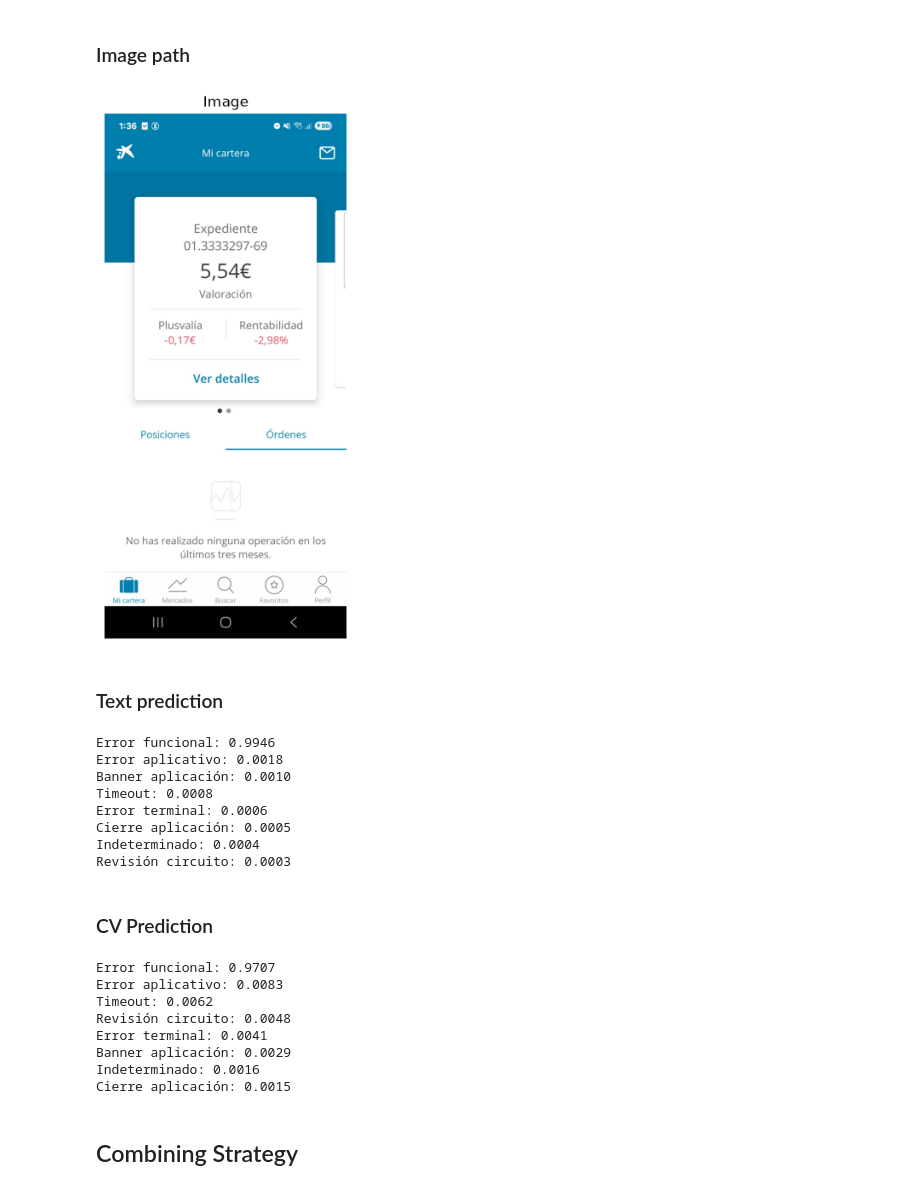
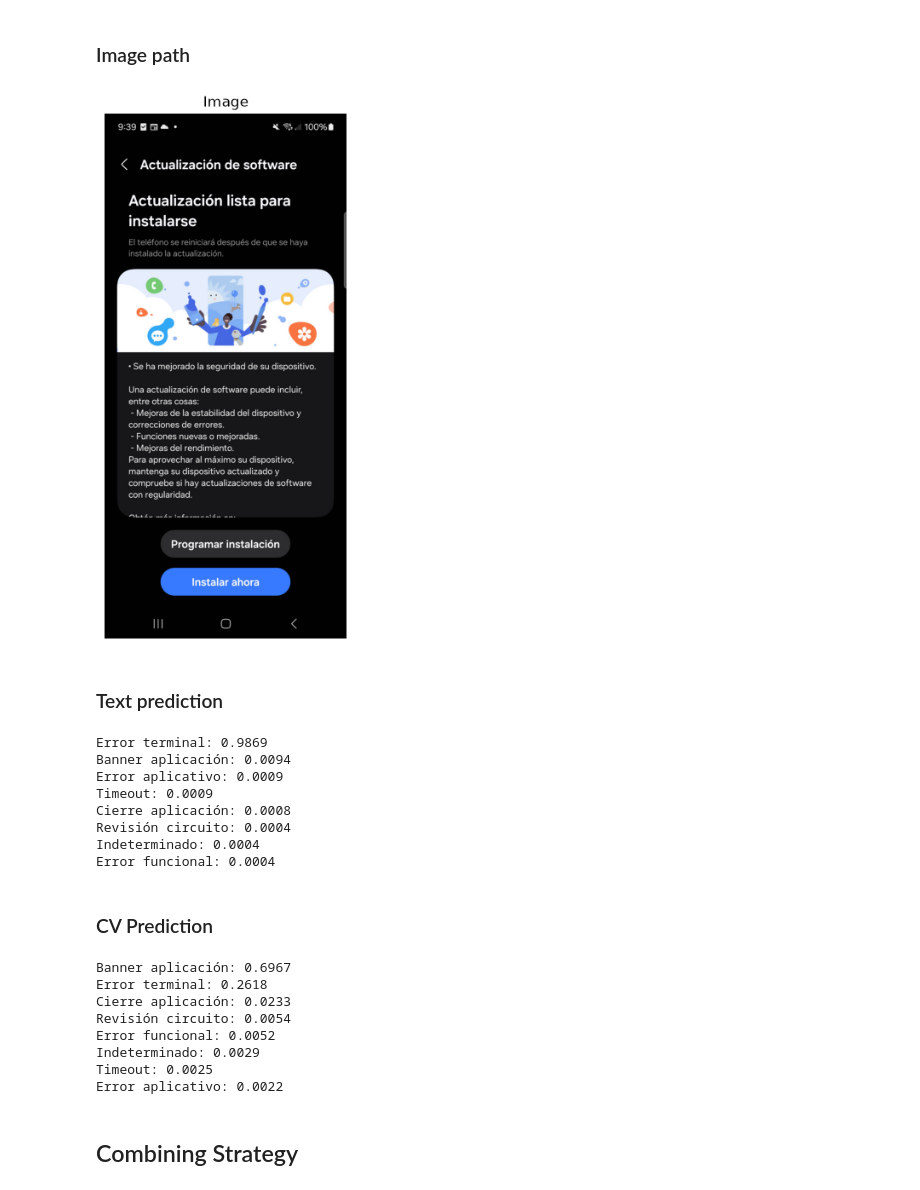
Before and after one commit to IvanBallesteros/TFM, a Jupyter notebook: Inference/Multimodal.ipynb, the cells around one changed output. Drawn from its saved outputs; the diff is of its cells as text; code cells hidden in the pictures.

```diff
--- a/Inference/Multimodal.ipynb
+++ b/Inference/Multimodal.ipynb
@@ -73,21 +75,21 @@ cv_clf, class_names, model_path = load_model_pipeline(
 # %% [markdown]
 ### Image path
 # %%
-IMAGE_PATH = Path(r"C:\Users\ibf\Desktop\TFM\Nou_projecte\Data\Error funcional\Cartera\20260512013412_100149.png")
+IMAGE_PATH = Path(r"C:\Users\ibf\Desktop\TFM\Nou_projecte\TEST\Banner aplicación\20260623093842_100189.png")
 
 image = Image.open(IMAGE_PATH).convert("RGB")
 
 plt.figure(figsize=(5, 8))
 plt.imshow(image)
 
 plt.title(
     "Image"
 )
 
 plt.axis("off")
 plt.show()
 # %% [output]
-[figure, old version]
+[figure, new version]
 # %% [markdown]
 ### Text prediction
 # %%
@@ -100,14 +102,14 @@ text_results = predict_text_proba(
 for item in text_results["probabilities"]:
     print(f"{item['class']}: {item['confidence']:.4f}")
 # %% [output]
-Error funcional: 0.9946
-Error aplicativo: 0.0018
-Banner aplicación: 0.0010
-Timeout: 0.0008
-Error terminal: 0.0006
-Cierre aplicación: 0.0005
+Error terminal: 0.9869
+Banner aplicación: 0.0094
+Error aplicativo: 0.0009
+Timeout: 0.0009
+Cierre aplicación: 0.0008
+Revisión circuito: 0.0004
 Indeterminado: 0.0004
-Revisión circuito: 0.0003
+Error funcional: 0.0004
 # %% [markdown]
 ### CV Prediction
 # %%
@@ -127,14 +129,14 @@ cv_results = predict_image_proba(
 for r in cv_results:
     print(f"{r['class']}: {r['confidence']:.4f}")
 # %% [output]
-Error funcional: 0.9707
-Error aplicativo: 0.0083
-Timeout: 0.0062
-Revisión circuito: 0.0048
-Error terminal: 0.0041
-Banner aplicación: 0.0029
-Indeterminado: 0.0016
-Cierre aplicación: 0.0015
+Banner aplicación: 0.6967
+Error terminal: 0.2618
+Cierre aplicación: 0.0233
+Revisión circuito: 0.0054
+Error funcional: 0.0052
+Indeterminado: 0.0029
+Timeout: 0.0025
+Error aplicativo: 0.0022
 # %% [markdown]
 ## Combining Strategy
 # %%
```
Also changed, not shown: parts of 7 cells of this notebook.
